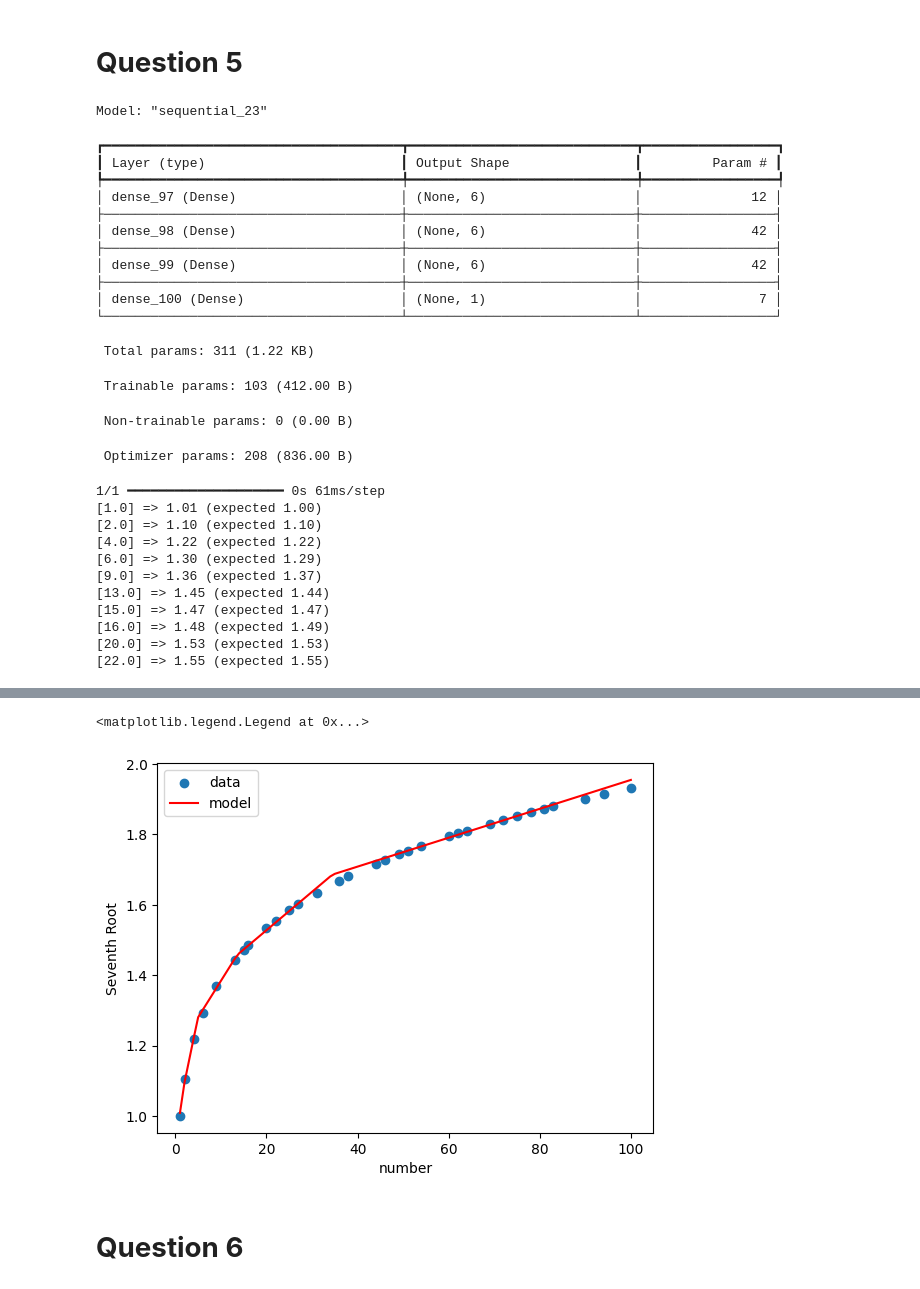
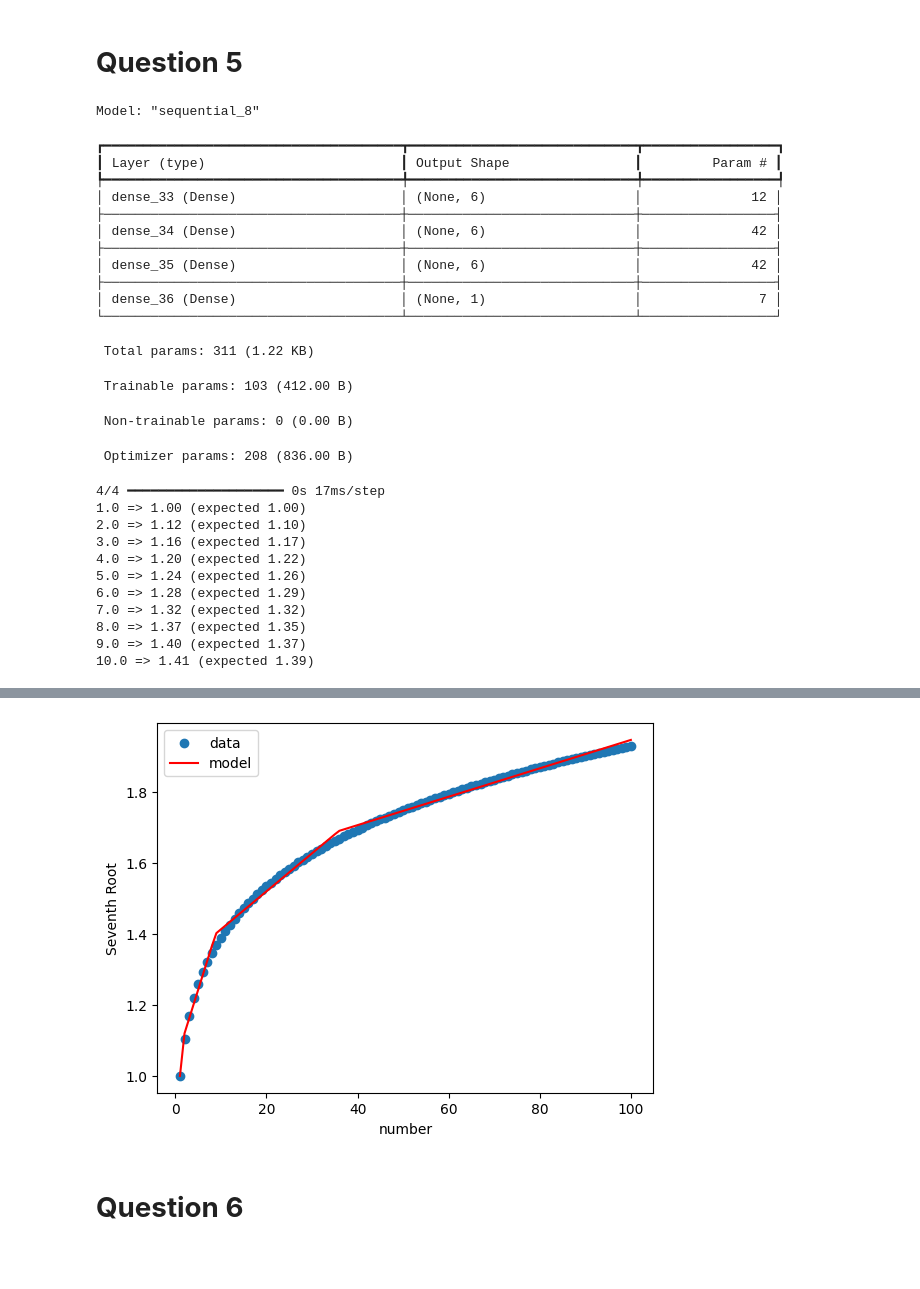
Before and after one commit to srizvi29/Sara_Rizvi_ML_repo, a Jupyter notebook: HWK1_Rizvi.ipynb, the cells around one changed output, grey strips where cells are left out. Drawn from its saved outputs; the diff is of its cells as text; code cells hidden in the pictures; blank space fills up the shorter version.

```diff
--- a/HWK1_Rizvi.ipynb
+++ b/HWK1_Rizvi.ipynb
@@ -269,10 +269,14 @@ import numpy as np
 # %%
 # Load dataset and split into input (X) and output (y)
 # Input
-X = np.array([[1],[2],[4],[6],[9],[13],[15],[16],[20],[22],[25],[27],[31],[36],[38],[44],[46],[49],[51],[54],[60],[62],[64],[69],[72],[75],[78],[81],[83],[90],[94],[100]])
+#X = np.array([[1],[2],[4],[6],[9],[13],[15],[16],[20],[22],[25],[27],[31],[36],[38],[44],[46],[49],[51],[54],[60],[62],[64],[69],[72],[75],[78],[81],[83],[90],[94],[100]])
+#X = X*1.0
+X = np.arange(1,101)
 X = X*1.0
 # Output
-y = np.array([[1],[1.104],[1.219],[1.292],[1.369],[1.442],[1.472],[1.486],[1.534],[1.555],[1.584],[1.601],[1.633],[1.669],[1.681],[1.717],[1.728],[1.744],[1.754],[1.768],[1.7948],[1.803],[1.811],[1.831],[1.842],[1.853],[1.863],[1.873],[1.88],[1.9019],[1.914],[1.931]])
+#y = np.array([[1],[1.104],[1.219],[1.292],[1.369],[1.442],[1.472],[1.486],[1.534],[1.555],[1.584],[1.601],[1.633],[1.669],[1.681],[1.717],[1.728],[1.744],[1.754],[1.768],[1.7948],[1.803],[1.811],[1.831],[1.842],[1.853],[1.863],[1.873],[1.88],[1.9019],[1.914],[1.931]])
+#y = y*1.0
+y = np.power(X,1/7)
 y = y*1.0
 # %%
 # Keras model: represents a neural network that evaluates deep learning models
@@ -292,17 +296,17 @@ model.compile(loss=mse, optimizer=opt)
 model.fit(X,y,epochs=2000,batch_size=10,verbose=0)
 model.summary()
 # %% [output]
-Model: "sequential_23"
+Model: "sequential_8"
 ┏━━━━━━━━━━━━━━━━━━━━━━━━━━━━━━━━━━━━━━┳━━━━━━━━━━━━━━━━━━━━━━━━━━━━━┳━━━━━━━━━━━━━━━━━┓
 ┃ Layer (type)                         ┃ Output Shape                ┃         Param # ┃
 ┡━━━━━━━━━━━━━━━━━━━━━━━━━━━━━━━━━━━━━━╇━━━━━━━━━━━━━━━━━━━━━━━━━━━━━╇━━━━━━━━━━━━━━━━━┩
-│ dense_97 (Dense)                     │ (None, 6)                   │              12 │
+│ dense_33 (Dense)                     │ (None, 6)                   │              12 │
 ├──────────────────────────────────────┼─────────────────────────────┼─────────────────┤
-│ dense_98 (Dense)                     │ (None, 6)                   │              42 │
+│ dense_34 (Dense)                     │ (None, 6)                   │              42 │
 ├──────────────────────────────────────┼─────────────────────────────┼─────────────────┤
-│ dense_99 (Dense)                     │ (None, 6)                   │              42 │
+│ dense_35 (Dense)                     │ (None, 6)                   │              42 │
 ├──────────────────────────────────────┼─────────────────────────────┼─────────────────┤
-│ dense_100 (Dense)                    │ (None, 1)                   │               7 │
+│ dense_36 (Dense)                     │ (None, 1)                   │               7 │
 └──────────────────────────────────────┴─────────────────────────────┴─────────────────┘
  Total params: 311 (1.22 KB)
  Trainable params: 103 (412.00 B)
@@ -316,22 +320,23 @@ predictions = model.predict(X)
 for i in range(10):
     print('%s => %.2f (expected %.2f)' %(X[i].tolist(), predictions[i], y[i]) )
 # %% [output]
-1/1 ━━━━━━━━━━━━━━━━━━━━ 0s 61ms/step
-[1.0] => 1.01 (expected 1.00)
-[2.0] => 1.10 (expected 1.10)
-[4.0] => 1.22 (expected 1.22)
-[6.0] => 1.30 (expected 1.29)
-[9.0] => 1.36 (expected 1.37)
-[13.0] => 1.45 (expected 1.44)
-[15.0] => 1.47 (expected 1.47)
-[16.0] => 1.48 (expected 1.49)
-[20.0] => 1.53 (expected 1.53)
-[22.0] => 1.55 (expected 1.55)
+4/4 ━━━━━━━━━━━━━━━━━━━━ 0s 17ms/step
+1.0 => 1.00 (expected 1.00)
+2.0 => 1.12 (expected 1.10)
+3.0 => 1.16 (expected 1.17)
+4.0 => 1.20 (expected 1.22)
+5.0 => 1.24 (expected 1.26)
+6.0 => 1.28 (expected 1.29)
+7.0 => 1.32 (expected 1.32)
+8.0 => 1.37 (expected 1.35)
+9.0 => 1.40 (expected 1.37)
+10.0 => 1.41 (expected 1.39)
 # %%
 import matplotlib.pyplot as plt
 number_grid = np.linspace(1, 100, 100)
 plt.scatter(X,y, label='data')
-plt.plot(number_grid,model.predict(np.expand_dims(number_grid,axis=1)) , color='red', label='model')
+plt.plot(X,predictions,color='red', label='model')
+#plt.scatter(number_grid,model.predict(np.expand_dims(number_grid,axis=1)) , color='red', label='model')
 plt.xlabel('number')
 plt.ylabel('Seventh Root')
 plt.legend()
@@ -340,5 +345,4 @@ plt.legend()
-<matplotlib.legend.Legend at 0x...>
-[figure, old version]
+[figure, new version]
 # %% [markdown]
 # **Question 6**
 # %%
```
Also changed, not shown: parts of 5 cells of this notebook.
